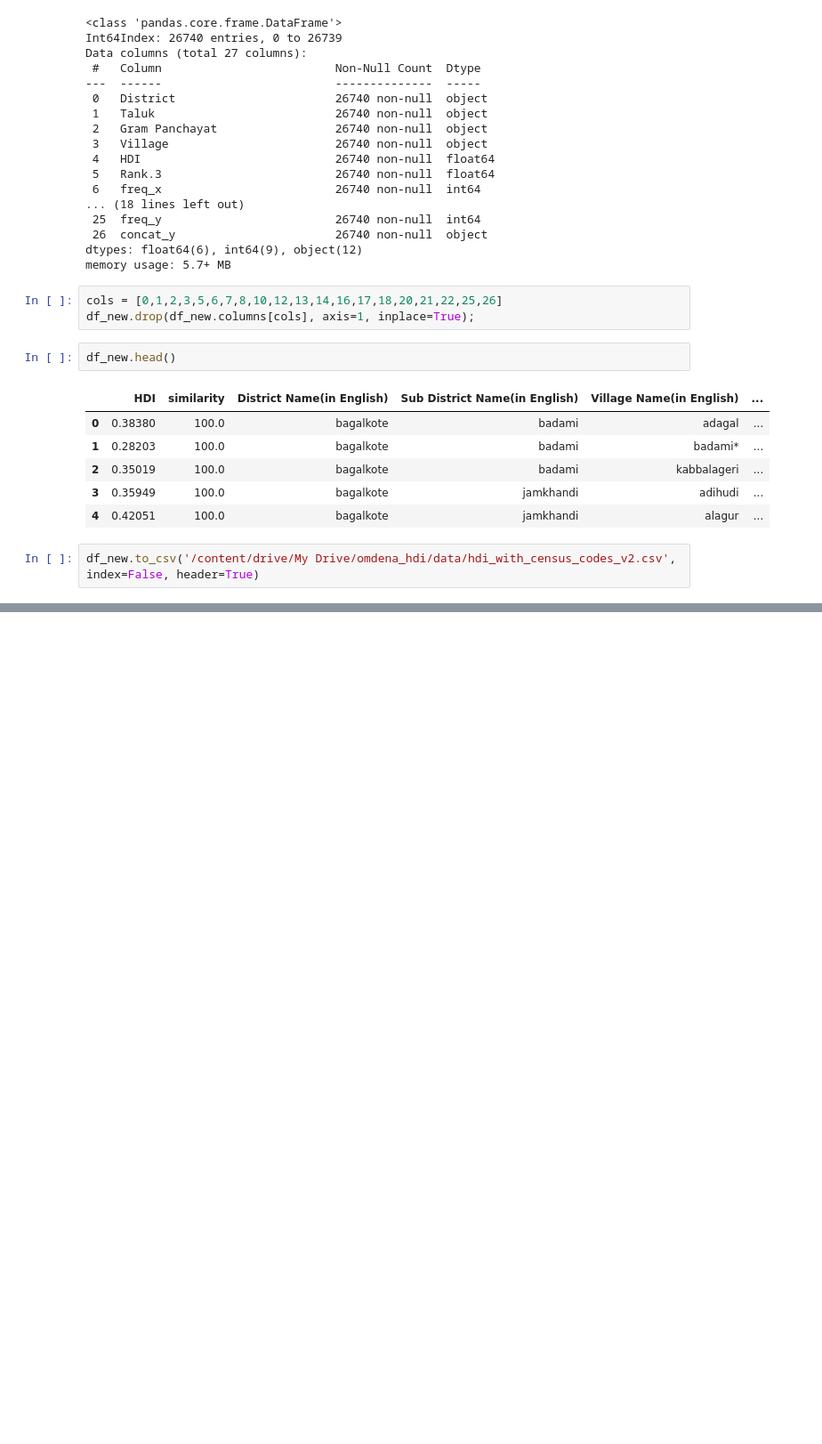
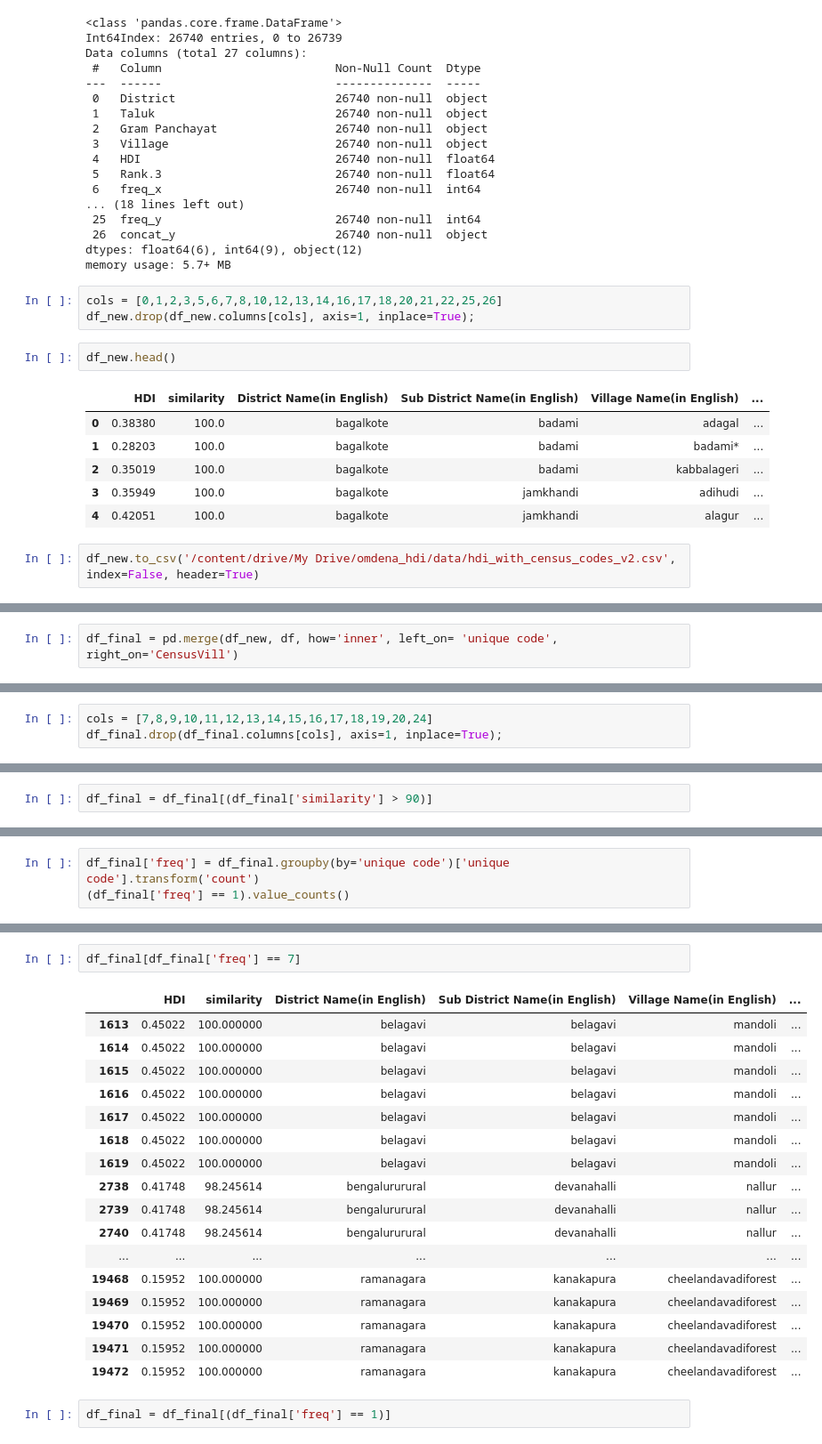
Before and after one commit to ishgirwan/gee, a Jupyter notebook: karnataka_hdi_dw.ipynb, the cells around one changed output, grey strips where cells are left out. Shown at 89% size. Saved outputs shown, nothing was run; the diff lists cells and outputs as text; blank space fills up the shorter version.

Commit message:
Update code to map HDI, census codes and village geometry

```diff
--- a/karnataka_hdi_dw.ipynb
+++ b/karnataka_hdi_dw.ipynb
@@ -1028,0 +1130,2 @@ df_new.to_csv('/content/drive/My Drive/omdena_hdi/data/hdi_with_census_codes_v2.
+# %%
+df_final = pd.merge(df_new, df, how='inner', left_on= 'unique code', right_on='CensusVill')
@@ -1028,0 +1161,3 @@ df_new.to_csv('/content/drive/My Drive/omdena_hdi/data/hdi_with_census_codes_v2.
+# %%
+cols = [7,8,9,10,11,12,13,14,15,16,17,18,19,20,24]
+df_final.drop(df_final.columns[cols], axis=1, inplace=True);
@@ -1028,0 +1202,2 @@ df_new.to_csv('/content/drive/My Drive/omdena_hdi/data/hdi_with_census_codes_v2.
+# %%
+df_final = df_final[(df_final['similarity'] > 90)]
@@ -1028,0 +1228,3 @@ df_new.to_csv('/content/drive/My Drive/omdena_hdi/data/hdi_with_census_codes_v2.
+# %%
+df_final['freq'] = df_final.groupby(by='unique code')['unique code'].transform('count')
+(df_final['freq'] == 1).value_counts()
@@ -1028,0 +1252,22 @@ df_new.to_csv('/content/drive/My Drive/omdena_hdi/data/hdi_with_census_codes_v2.
+# %%
+df_final[df_final['freq'] == 7]
+# %% [output]
+|  | HDI | similarity | District Name(in English) | Sub District Name(in English) | Village Name(in English) | ... |
+| 1613 | 0.45022 | 100.000000 | belagavi | belagavi | mandoli | ... |
+| 1614 | 0.45022 | 100.000000 | belagavi | belagavi | mandoli | ... |
+| 1615 | 0.45022 | 100.000000 | belagavi | belagavi | mandoli | ... |
+| 1616 | 0.45022 | 100.000000 | belagavi | belagavi | mandoli | ... |
+| 1617 | 0.45022 | 100.000000 | belagavi | belagavi | mandoli | ... |
+| 1618 | 0.45022 | 100.000000 | belagavi | belagavi | mandoli | ... |
+| 1619 | 0.45022 | 100.000000 | belagavi | belagavi | mandoli | ... |
+| 2738 | 0.41748 | 98.245614 | bengalururural | devanahalli | nallur | ... |
+| 2739 | 0.41748 | 98.245614 | bengalururural | devanahalli | nallur | ... |
+| 2740 | 0.41748 | 98.245614 | bengalururural | devanahalli | nallur | ... |
+| ... | ... | ... | ... | ... | ... | ... |
+| 19468 | 0.15952 | 100.000000 | ramanagara | kanakapura | cheelandavadiforest | ... |
+| 19469 | 0.15952 | 100.000000 | ramanagara | kanakapura | cheelandavadiforest | ... |
+| 19470 | 0.15952 | 100.000000 | ramanagara | kanakapura | cheelandavadiforest | ... |
+| 19471 | 0.15952 | 100.000000 | ramanagara | kanakapura | cheelandavadiforest | ... |
+| 19472 | 0.15952 | 100.000000 | ramanagara | kanakapura | cheelandavadiforest | ... |
+# %%
+df_final = df_final[(df_final['freq'] == 1)]
```
Also changed, not shown: parts of 28 cells of this notebook.
